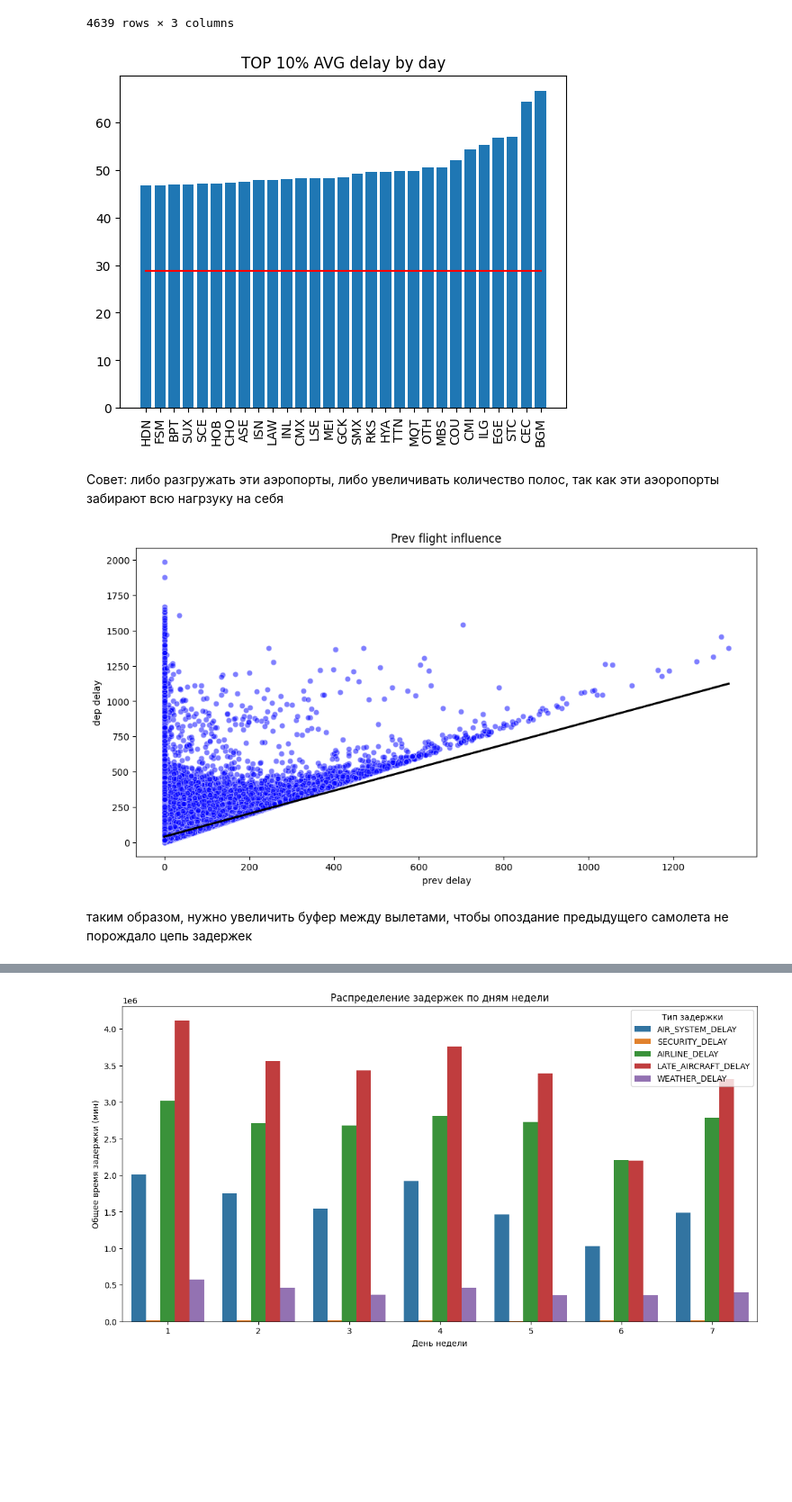
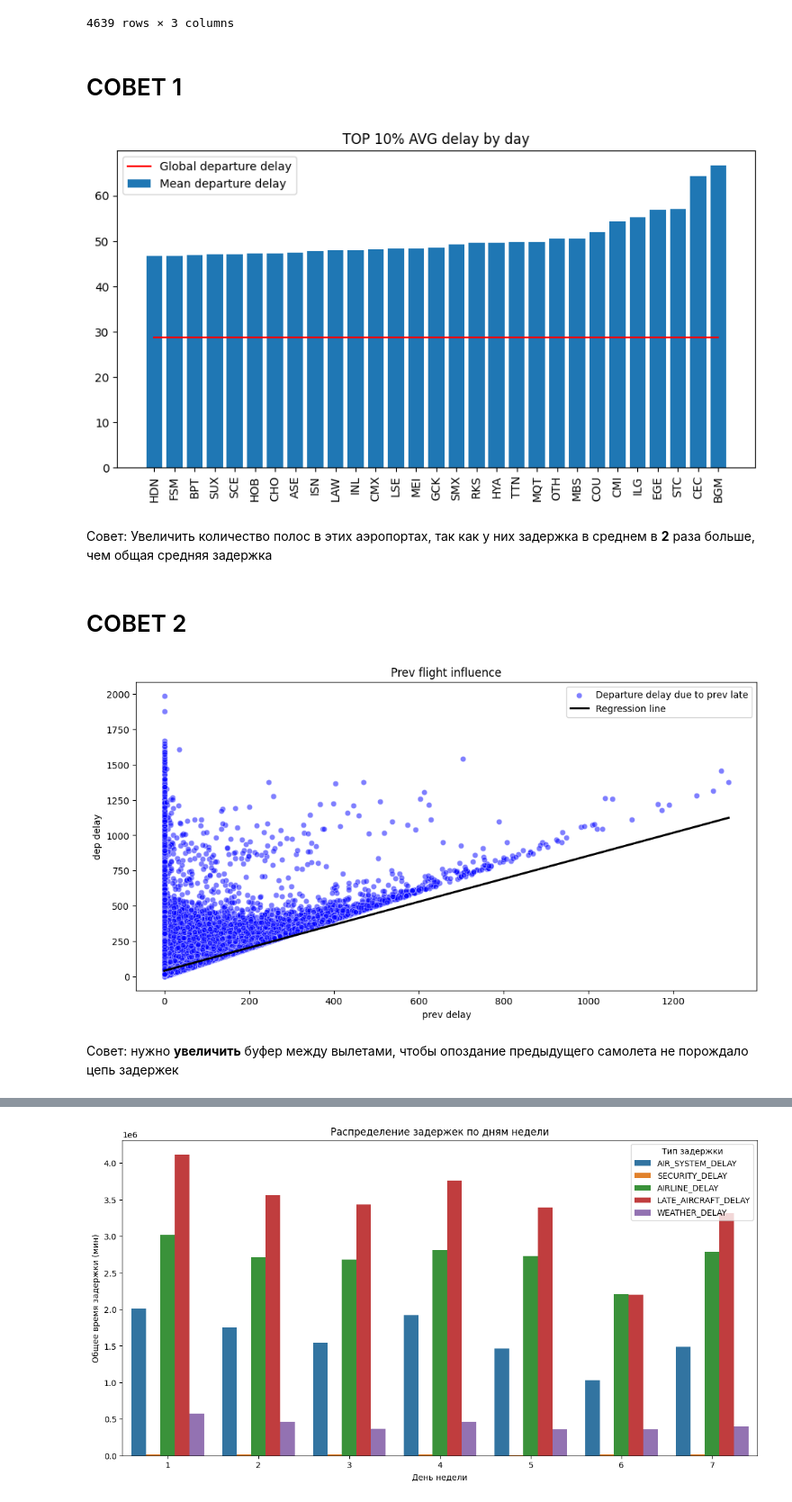
Before and after one commit to alexzendersen/stat_practice, a Jupyter notebook: HW4_pd.ipynb, the cells around one changed output, grey strips where cells are left out. Shown at 90% size. Drawn from its saved outputs; the diff is of its cells as text; code cells hidden in the pictures; blank space fills up the shorter version.

```diff
--- a/HW4_pd.ipynb
+++ b/HW4_pd.ipynb
@@ -148,28 +148,35 @@ delay_means
 | 4638 | YAK | JNU | 20.918033 |
 | 4639 | YUM | PHX | 30.472973 |
 4639 rows × 3 columns
+# %% [markdown]
+# СОВЕТ 1
 # %%
 delay_by_day = df.groupby('ORIGIN_AIRPORT')['DEPARTURE_DELAY'].mean().sort_values().reset_index().iloc[-30:-1]
 # delay_by_day.sort_values().reset_index().iloc[-20:-1]
 # %%
+plt.figure(figsize = (10, 5))
 plt.title("TOP 10% AVG delay by day")
 plt.xticks(rotation=90)
-plt.bar(delay_by_day['ORIGIN_AIRPORT'], delay_by_day['DEPARTURE_DELAY'])
-plt.plot(delay_by_day['ORIGIN_AIRPORT'], np.full((29,), df['DEPARTURE_DELAY'].mean()), color = 'red')
+plt.bar(delay_by_day['ORIGIN_AIRPORT'], delay_by_day['DEPARTURE_DELAY'], label = "Mean departure delay")
+plt.plot(delay_by_day['ORIGIN_AIRPORT'], np.full((29,), df['DEPARTURE_DELAY'].mean()), color = 'red', label = "Global departure delay")
+plt.legend(loc='best')
 plt.show()
 # %% [output]
-[figure, old version]
+[figure, new version]
-# %% [markdown]
-Совет: либо разгружать эти аэропорты, либо увеличивать количество полос, так как эти аэоропорты забирают всю нагрзуку на себя
+# %% [markdown]
+Совет: Увеличить количество полос в этих аэропортах, так как у них задержка в среднем в **2** раза больше, чем общая средняя задержка
+# %% [markdown]
+# СОВЕТ 2
 # %%
 plt.figure(figsize=(12, 6))
-sns.scatterplot(x='LATE_AIRCRAFT_DELAY', y='DEPARTURE_DELAY', data=df, alpha=0.5, color='blue')
-sns.regplot(x='LATE_AIRCRAFT_DELAY', y='DEPARTURE_DELAY', data=df, scatter=False, color='black')
+sns.scatterplot(x='LATE_AIRCRAFT_DELAY', y='DEPARTURE_DELAY', data=df, alpha=0.5, color='blue', label = "Departure delay due to prev late")
+sns.regplot(x='LATE_AIRCRAFT_DELAY', y='DEPARTURE_DELAY', data=df, scatter=False, color='black', label = "Regression line")
 plt.title('Prev flight influence')
 plt.xlabel('prev delay')
 plt.ylabel('dep delay')
+plt.legend(loc='best')
 plt.show()
 # %% [output]
-[figure, old version]
+[figure, new version]
 # %% [markdown]
-таким образом, нужно увеличить буфер между вылетами, чтобы опоздание предыдущего самолета не порождало цепь задержек
+Совет: нужно **увеличить** буфер между вылетами, чтобы опоздание предыдущего самолета не порождало цепь задержек
```
Also changed, not shown: parts of 13 cells of this notebook.
